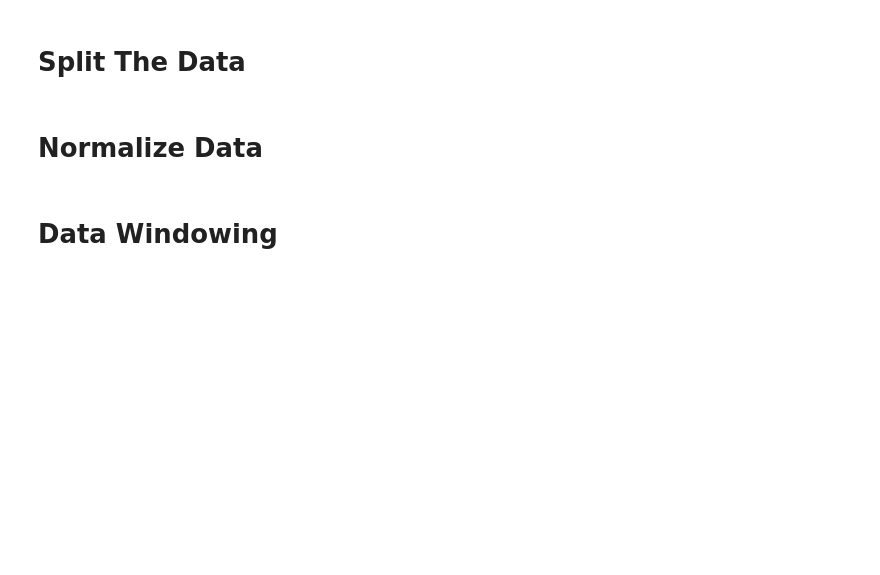
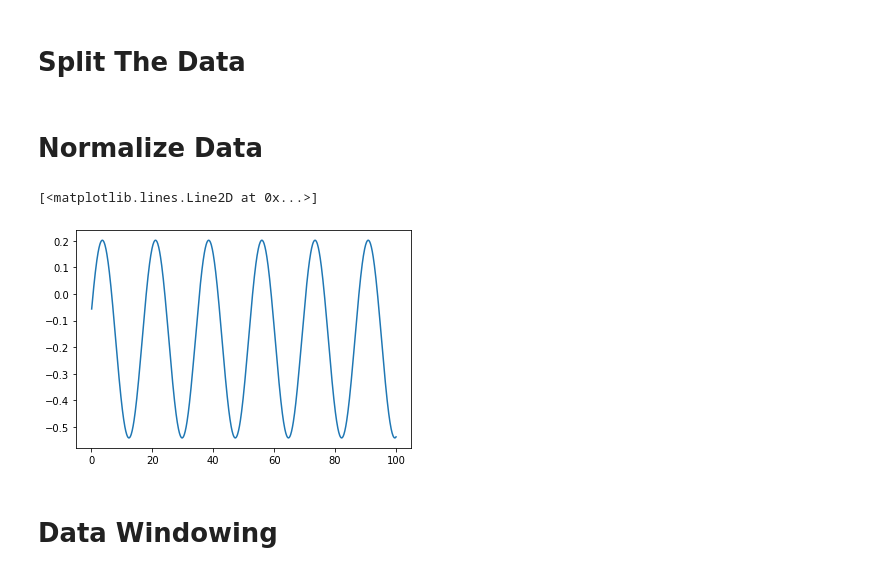
Before and after one commit to trifwn/OscillationLSTM, a Jupyter notebook: LSTMv2AR_vis.ipynb, the cells around one changed output. Cells and saved outputs as stored; diff of their text form; code cells hidden in the pictures; blank space fills up the shorter version.

```diff
--- a/LSTMv2AR_vis.ipynb
+++ b/LSTMv2AR_vis.ipynb
@@ -50,8 +60,11 @@ train_df = (train_df - train_mean) / train_std
 val_df = (val_df - train_mean) / train_std
 test_df = (test_df - train_mean) / train_std
 # %%
-example_ind = 63
-plt.plot(t,train_df[:,example_ind])
+example_ind = 35
+plt.plot(t,val_df[:,example_ind])
+# %% [output]
+[<matplotlib.lines.Line2D at 0x...>]
+[figure, added]
 # %% [markdown]
 # Data Windowing
 # %%
```
Also changed, not shown: parts of 19 cells of this notebook, 7 other files.
